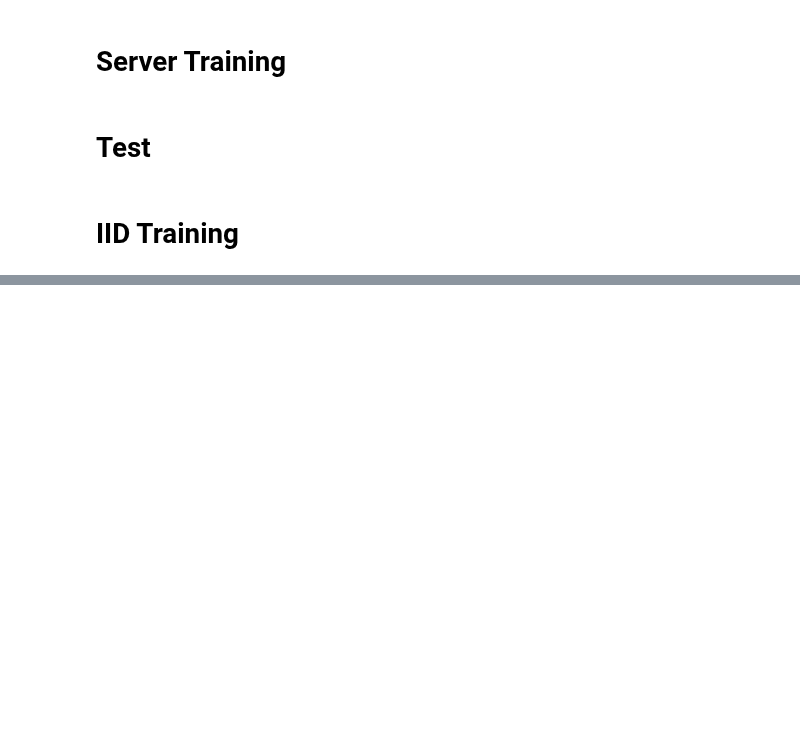
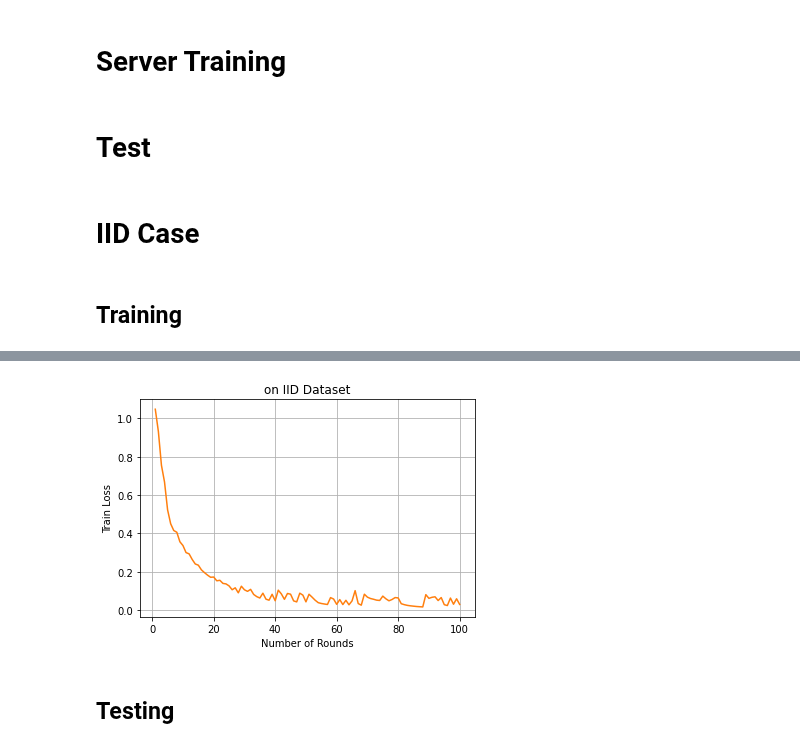
Before and after one commit to SizhuangHe/FL-REU, a Jupyter notebook: FL.ipynb, the cells around one changed output, grey strips where cells are left out. Cells and saved outputs as stored; diff of their text form; code cells hidden in the pictures; blank space fills up the shorter version.

```diff
--- a/FL.ipynb
+++ b/FL.ipynb
@@ -63,11 +63,14 @@ df = pd.read_csv("Iris.csv")
 le=LabelEncoder()
 df['Species']=le.fit_transform(df['Species'])
 
+label=df['Species'].values
+
 scaler=StandardScaler()
-scaled_df=scaler.fit_transform(df.drop('Species',axis=1))
+df = df.drop('Species',axis=1)
+df = df.drop('Id', axis=1)
+scaled_df=scaler.fit_transform(df)
 
-feature=scaled_df
-label=df['Species'].values
+feature=scaled_df.astype(np.float32)
 # %%
 feature_train,feature_test,label_train, label_test=train_test_split(feature, label,test_size=0.20,random_state=42)
 # %%
@@ -80,7 +83,7 @@ class IrisData(Dataset):
     return len(self.label)
 
   def __getitem__(self, idx):
-    return feature[idx], label[idx]
+    return self.feature[idx], self.label[idx]
 # %%
 dataset_train = IrisData(feature_train, label_train)
 dataset_test = IrisData(feature_test, label_test)
@@ -160,13 +165,11 @@ class IRIS_NN(nn.Module):
     self.l2 = nn.Linear(num_hidden_neurons, num_hidden_neurons)
     self.l3 = nn.Linear(num_hidden_neurons, output_size)
 
-  def __forward__(self, x):
-    out = self.l1(x)
-    out = nn.ReLU(out)
-    out = self.l2(out)
-    out = nn.ReLU(out)
-    out = self.l3(out)
-
+  def forward(self, x):
+    x = torch.flatten(x,1)
+    x = F.relu(self.l1(x))
+    x = F.relu(self.l2(x))
+    out = self.l3(x)
     return out
 # %%
 model = IRIS_NN(input_size, num_hidden_neuron, output_size)
@@ -354,15 +359,17 @@ def testing(model, dataset, bs, criterion, num_classes, classes):
   print('\nFinal Test  Accuracy: {:.3f} ({}/{})'.format(
         100. * np.sum(correct_class) / np.sum(total_class),
         np.sum(correct_class), np.sum(total_class)))
+# %% [markdown]
+# IID Case
 # %% [markdown]
-# IID Training
+## Training
 # %%
 # number of training rounds
 rounds = 100
 # client fraction
 C = 0.1
 # number of clients
-K = 100
+K = 3
 # number of training passes on local dataset for each roung
 E = 5
 # batch size
@@ -380,0 +404,3 @@ KeyError: ignored
+[figure, added]
+# %% [markdown]
+## Testing
```
Also changed, not shown: parts of 7 cells of this notebook.
